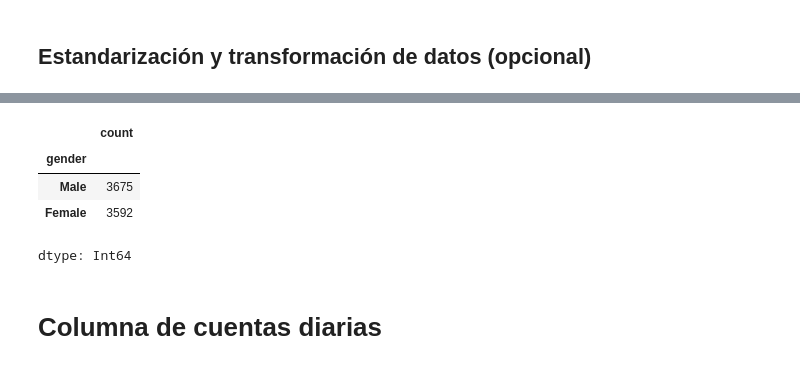
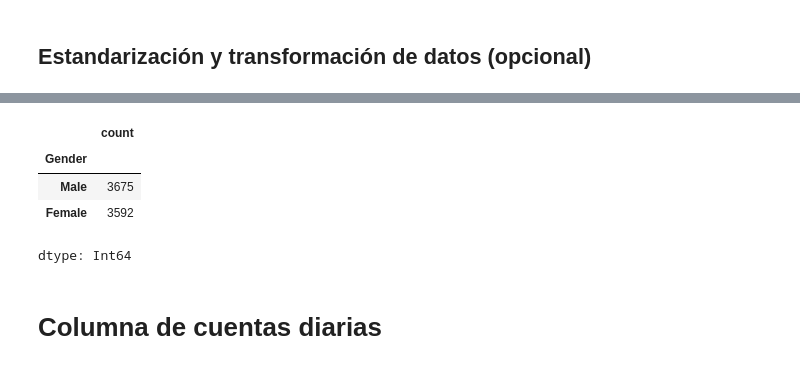
Before and after one commit to 25071983/DESAFIO-PYTHON, a Jupyter notebook: Challenge_ONE_Data_Science_Telecom_X.ipynb, the cells around one changed output, grey strips where cells are left out. Cells and saved outputs as stored; diff of their text form; code cells hidden in the pictures.

```diff
--- a/Challenge_ONE_Data_Science_Telecom_X.ipynb
+++ b/Challenge_ONE_Data_Science_Telecom_X.ipynb
@@ -422,8 +422,8 @@ df.head()
 # %%
-df['gender'].value_counts()
+df['Gender'].value_counts()
 # %% [output]
 |  | count |
-| gender |  |
+| Gender |  |
 | Male | 3675 |
 | Female | 3592 |
 dtype: Int64
```
Also changed, not shown: parts of 11 cells of this notebook.
